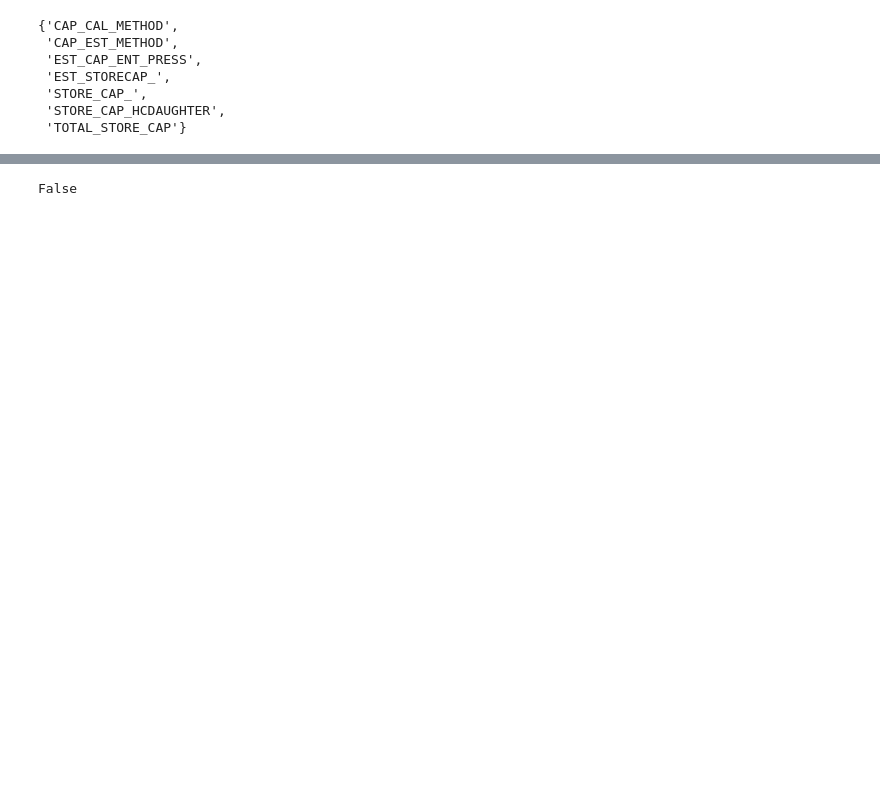
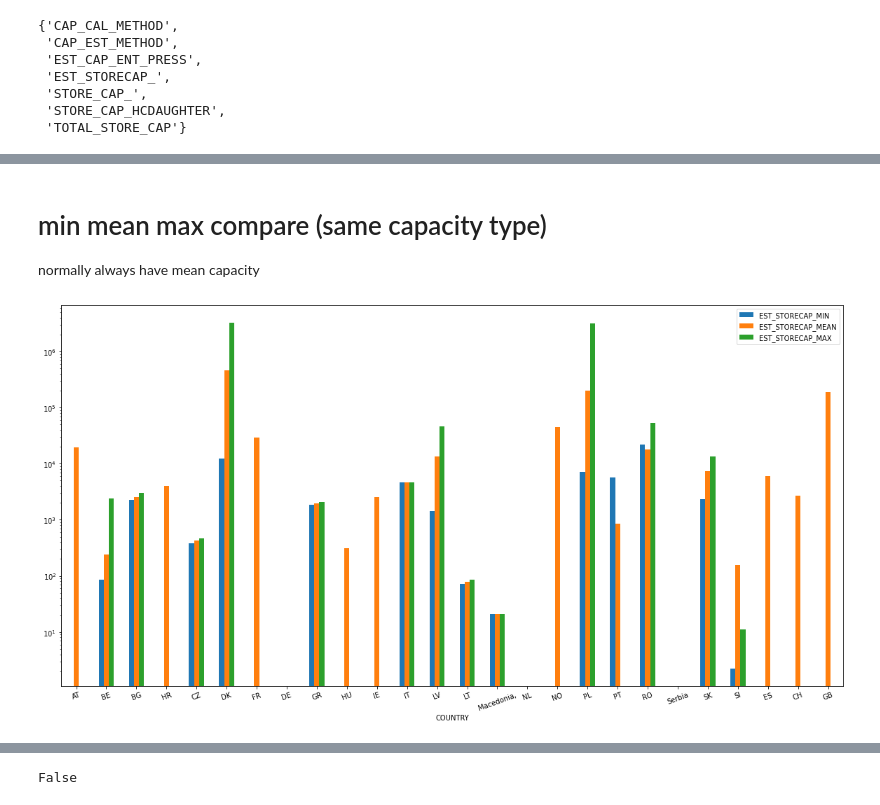
Before and after one commit to ericzhou571/Co2Storage, a Jupyter notebook: Co2stop_deep_exploring-Copy2.ipynb, the cells around one changed output, grey strips where cells are left out. Saved outputs shown, nothing was run; the diff lists cells and outputs as text; code cells hidden in the pictures; blank space fills up the shorter version.

```diff
--- a/Co2stop_deep_exploring-Copy2.ipynb
+++ b/Co2stop_deep_exploring-Copy2.ipynb
@@ -95,3 +87,6 @@ su_cap
+# %% [markdown]
+# min mean max compare (same capacity type)
+normally always have mean capacity
 # %%
 pattern = re.compile('|'.join(['EST_STORECAP_','STORE_CAP_','STORE_CAP_HCDAUGHTER','TOTAL_STORE_CAP']))
 capacity_type = [ x for x in su_cap if re.search(pattern,x)]
@@ -99,0 +101,7 @@ df = storage_unit[capacity_type+['COUNTRY']].groupby('COUNTRY').sum().reset_inde
+# %%
+import matplotlib.pyplot as plt
+df.plot(x="COUNTRY" , y=[x for x in capacity_type if re.search('EST_STORECAP_',x.upper())], kind="bar",figsize = (20,10),logy = True)
+plt.xticks(rotation=20)
+plt.show()
+# %% [output]
+[figure, added]
```
Also changed, not shown: parts of 37 cells of this notebook.
